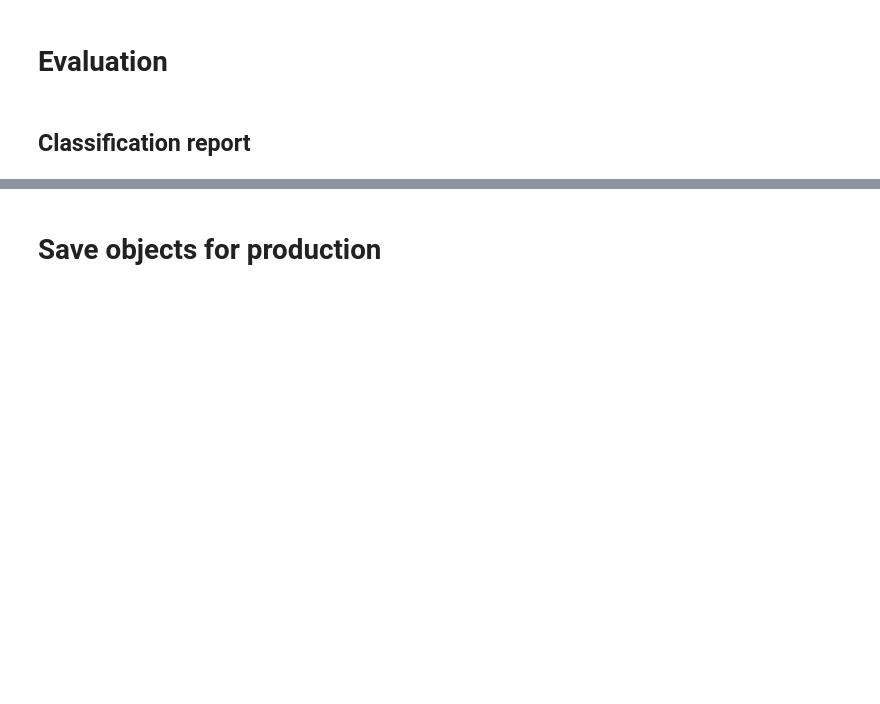
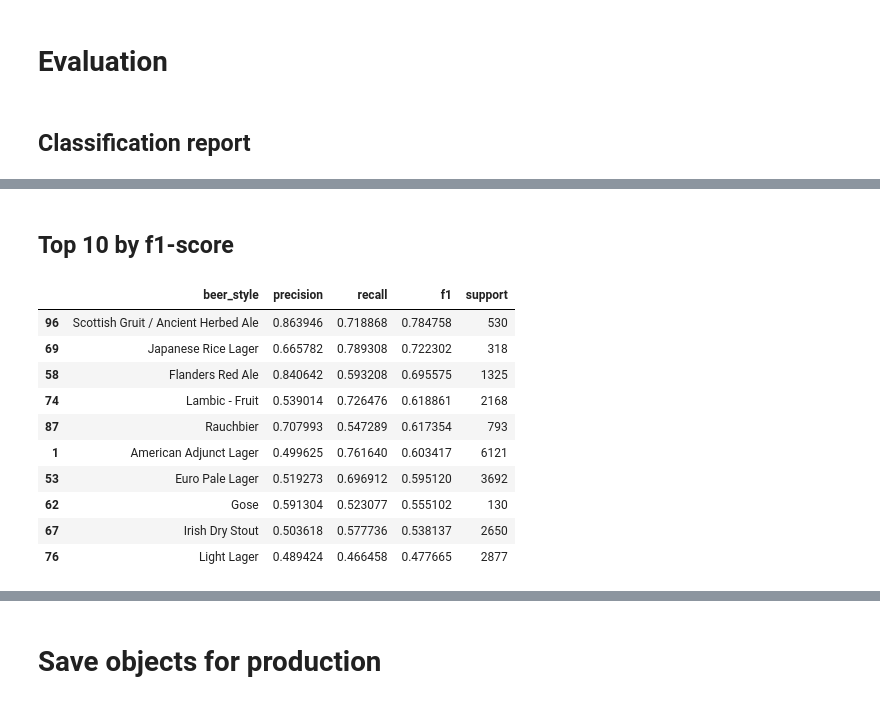
Before and after one commit to roger-yu-ds/assignment_2, a Jupyter notebook: notebooks/3_pytorch.ipynb, the cells around one changed output, grey strips where cells are left out. Cells and saved outputs as stored; diff of their text form; code cells hidden in the pictures; blank space fills up the shorter version.

```diff
--- a/notebooks/3_pytorch.ipynb
+++ b/notebooks/3_pytorch.ipynb
@@ -221,0 +305,16 @@ print(report)
+# %% [markdown]
+## Top 10 by f1-score
+# %%
+report_df.sort_values(by=['f1'], ascending=False).head(10)
+# %% [output]
+|  | beer_style | precision | recall | f1 | support |
+| 96 | Scottish Gruit / Ancient Herbed Ale | 0.863946 | 0.718868 | 0.784758 | 530 |
+| 69 | Japanese Rice Lager | 0.665782 | 0.789308 | 0.722302 | 318 |
+| 58 | Flanders Red Ale | 0.840642 | 0.593208 | 0.695575 | 1325 |
+| 74 | Lambic - Fruit | 0.539014 | 0.726476 | 0.618861 | 2168 |
+| 87 | Rauchbier | 0.707993 | 0.547289 | 0.617354 | 793 |
+| 1 | American Adjunct Lager | 0.499625 | 0.761640 | 0.603417 | 6121 |
+| 53 | Euro Pale Lager | 0.519273 | 0.696912 | 0.595120 | 3692 |
+| 62 | Gose | 0.591304 | 0.523077 | 0.555102 | 130 |
+| 67 | Irish Dry Stout | 0.503618 | 0.577736 | 0.538137 | 2650 |
+| 76 | Light Lager | 0.489424 | 0.466458 | 0.477665 | 2877 |
```
Also changed, not shown: parts of 36 cells of this notebook, 20 other files.
